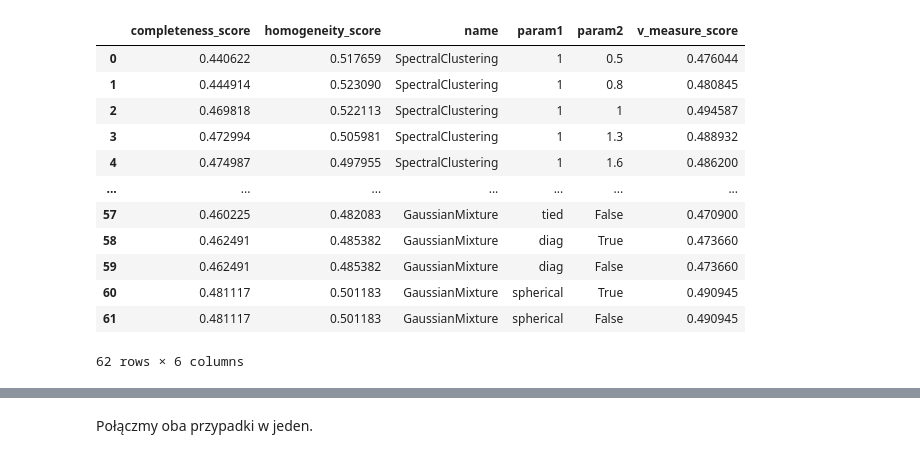
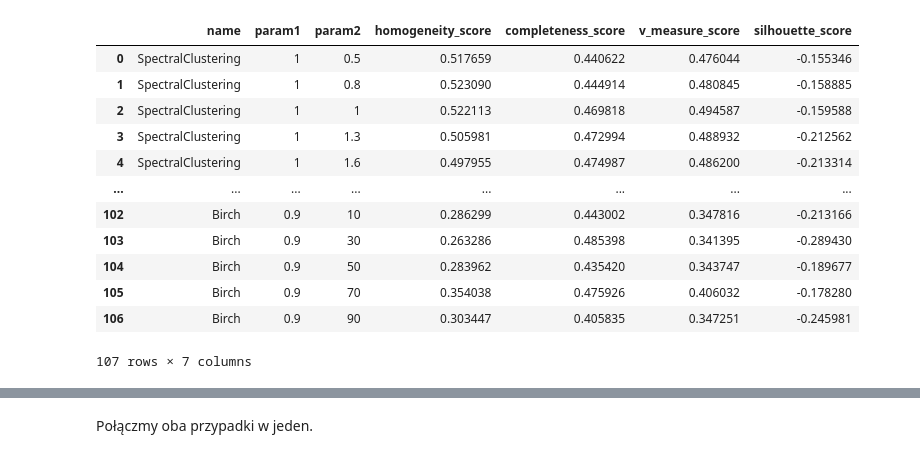
Before and after one commit to HaZdula/sacred_texts, a Jupyter notebook: fast_GridSearch.ipynb, the cells around one changed output, grey strips where cells are left out. Cells and saved outputs as stored; diff of their text form; code cells hidden in the pictures.

```diff
--- a/fast_GridSearch.ipynb
+++ b/fast_GridSearch.ipynb
@@ -41,11 +41,11 @@ def train_fast(df, model, labels):
     ret["homogeneity_score"] = homogeneity_score(labels, lab)
     ret["completeness_score"] = completeness_score(labels, lab)
     ret["v_measure_score"] = v_measure_score(labels, lab)
-    ret["v_measure_score"] = silhouette_score(df, lab)
+    ret["silhouette_score"] = silhouette_score(df, lab)
 
     return lab, ret
 # %%
-results_table = pd.DataFrame(columns= ["name","homogeneity_score","completeness_score","v_measure_score"])
+results_table = pd.DataFrame(columns= ["name","homogeneity_score","completeness_score","v_measure_score","silhouette_score"])
 
 def fast_GridSearch(method, parameter_dict, df, labels, name_of_method, results_table, **kwargs):
 
@@ -80,7 +80,7 @@ def fast_GridSearch(method, parameter_dict, df, labels, name_of_method, results_
     keys = list(parameter_dict.keys())
     assert(len(keys) == 2)
 
-    results = pd.DataFrame(columns= ["name","homogeneity_score","completeness_score","v_measure_score"])
+    results = pd.DataFrame(columns= ["name","param1","param2", "homogeneity_score","completeness_score","v_measure_score", "silhouette_score"])
 
     bound = len(parameter_dict.get(keys[0])) * len(parameter_dict.get(keys[1]))
     i = 1
@@ -107,7 +107,8 @@ def fast_GridSearch(method, parameter_dict, df, labels, name_of_method, results_
                        "param2" : [par2],
                        "homogeneity_score"  : [ret.get("homogeneity_score")],
                        "completeness_score" : [ret.get("completeness_score")],
-                       "v_measure_score"    : [ret.get("v_measure_score")]}
+                       "v_measure_score"    : [ret.get("v_measure_score")],
+                       "silhouette_score"   : [ret.get("silhouette_score")]}
 
                 row = pd.DataFrame(data = row)
                 results_table = pd.concat([results_table, row])
@@ -124,7 +125,7 @@ def fast_GridSearch(method, parameter_dict, df, labels, name_of_method, results_
 # %%
 %%time
 
-results_table = pd.DataFrame(columns= ["name","homogeneity_score","completeness_score","v_measure_score"])
+results_table = pd.DataFrame(columns= ["name","param1","param2","homogeneity_score","completeness_score","v_measure_score"])
 
 
 spec_d = {'degree': [1, 2, 3, 4, 5],
@@ -200,7 +201,7 @@ results_table = fast_GridSearch(Birch,
 
 
 results_table5 = results_table
-results_table
+results_table5
 # %% [output]
 Starting SpectralClustering
 progres: 25/25
@@ -225,13 +226,13 @@ Wall time: 13min 28s
-|  | completeness_score | homogeneity_score | name | param1 | param2 | v_measure_score |
-| 0 | 0.440622 | 0.517659 | SpectralClustering | 1 | 0.5 | 0.476044 |
-| 1 | 0.444914 | 0.523090 | SpectralClustering | 1 | 0.8 | 0.480845 |
-| 2 | 0.469818 | 0.522113 | SpectralClustering | 1 | 1 | 0.494587 |
-| 3 | 0.472994 | 0.505981 | SpectralClustering | 1 | 1.3 | 0.488932 |
-| 4 | 0.474987 | 0.497955 | SpectralClustering | 1 | 1.6 | 0.486200 |
-| ... | ... | ... | ... | ... | ... | ... |
-| 57 | 0.460225 | 0.482083 | GaussianMixture | tied | False | 0.470900 |
-| 58 | 0.462491 | 0.485382 | GaussianMixture | diag | True | 0.473660 |
-| 59 | 0.462491 | 0.485382 | GaussianMixture | diag | False | 0.473660 |
-| 60 | 0.481117 | 0.501183 | GaussianMixture | spherical | True | 0.490945 |
-| 61 | 0.481117 | 0.501183 | GaussianMixture | spherical | False | 0.490945 |
+|  | name | param1 | param2 | homogeneity_score | completeness_score | v_measure_score | silhouette_score |
+| 0 | SpectralClustering | 1 | 0.5 | 0.517659 | 0.440622 | 0.476044 | -0.155346 |
+| 1 | SpectralClustering | 1 | 0.8 | 0.523090 | 0.444914 | 0.480845 | -0.158885 |
+| 2 | SpectralClustering | 1 | 1 | 0.522113 | 0.469818 | 0.494587 | -0.159588 |
+| 3 | SpectralClustering | 1 | 1.3 | 0.505981 | 0.472994 | 0.488932 | -0.212562 |
+| 4 | SpectralClustering | 1 | 1.6 | 0.497955 | 0.474987 | 0.486200 | -0.213314 |
+| ... | ... | ... | ... | ... | ... | ... | ... |
+| 102 | Birch | 0.9 | 10 | 0.286299 | 0.443002 | 0.347816 | -0.213166 |
+| 103 | Birch | 0.9 | 30 | 0.263286 | 0.485398 | 0.341395 | -0.289430 |
+| 104 | Birch | 0.9 | 50 | 0.283962 | 0.435420 | 0.343747 | -0.189677 |
+| 105 | Birch | 0.9 | 70 | 0.354038 | 0.475926 | 0.406032 | -0.178280 |
+| 106 | Birch | 0.9 | 90 | 0.303447 | 0.405835 | 0.347251 | -0.245981 |
-62 rows × 6 columns
+107 rows × 7 columns
```
Also changed, not shown: parts of 11 cells of this notebook, 2 other files.
